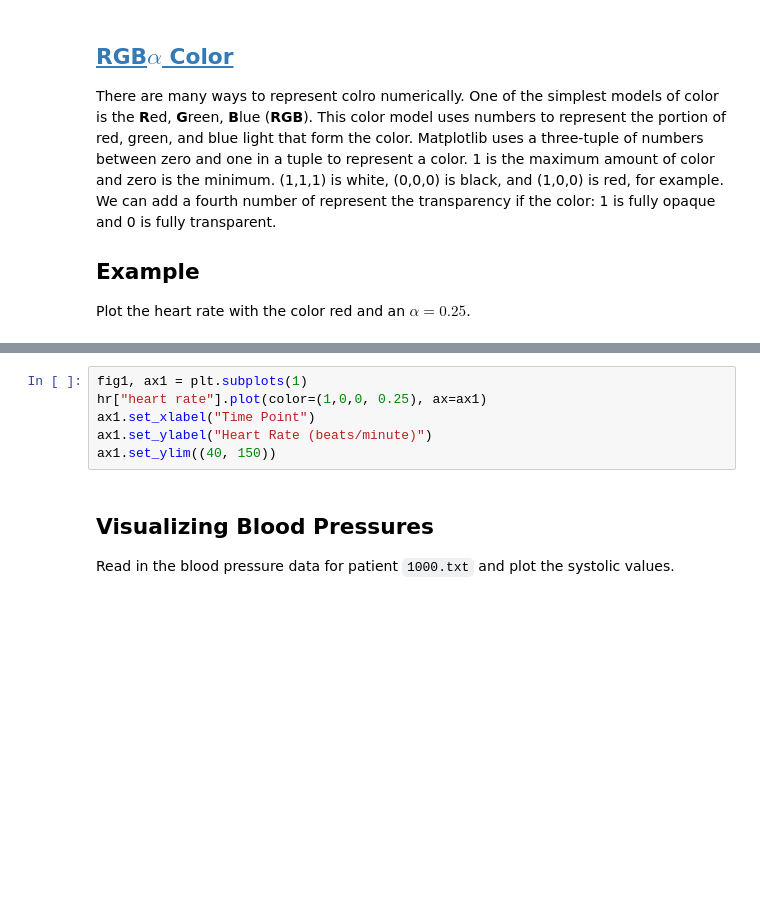
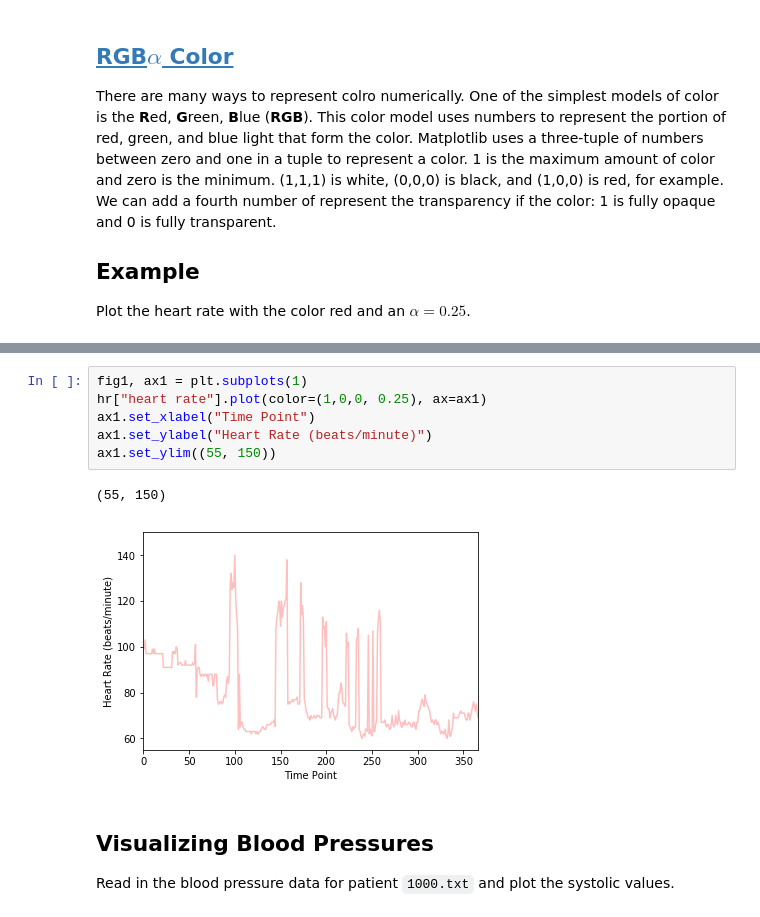
Before and after one commit to UUDeCART/2019_python_boot_camp, a Jupyter notebook: modules/module2/visualizing_numeric_data.ipynb, the cells around one changed output, grey strips where cells are left out. Drawn from its saved outputs; the diff is of its cells as text; blank space fills up the shorter version.

```diff
--- a/modules/module2/visualizing_numeric_data.ipynb
+++ b/modules/module2/visualizing_numeric_data.ipynb
@@ -94,9 +136,12 @@ hr["heart rate"].plot(color=(1,0,0, 0.25))
 # %%
 fig1, ax1 = plt.subplots(1)
 hr["heart rate"].plot(color=(1,0,0, 0.25), ax=ax1)
 ax1.set_xlabel("Time Point")
 ax1.set_ylabel("Heart Rate (beats/minute)")
-ax1.set_ylim((40, 150))
+ax1.set_ylim((55, 150))
+# %% [output]
+(55, 150)
+[figure, added]
 # %% [markdown]
 ## Visualizing Blood Pressures
 
```
Also changed, not shown: parts of 17 cells of this notebook, 9 other files.
